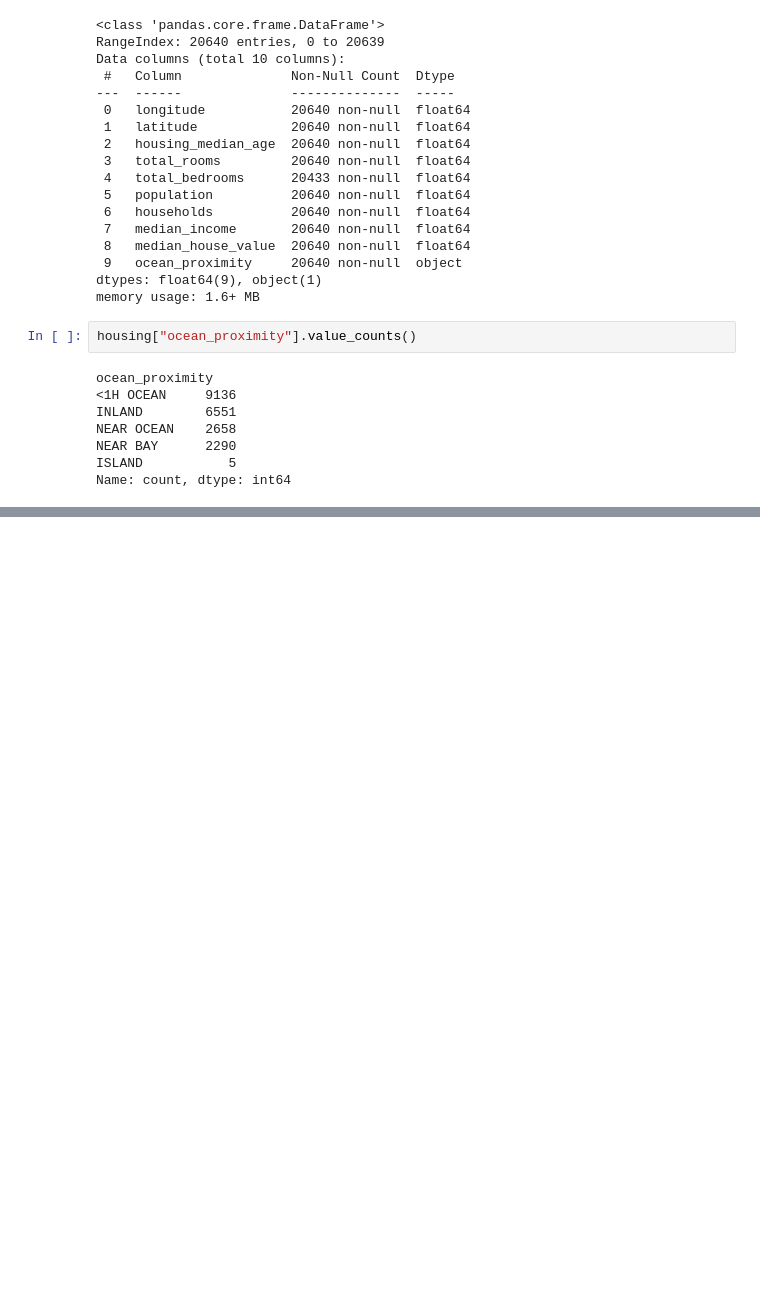
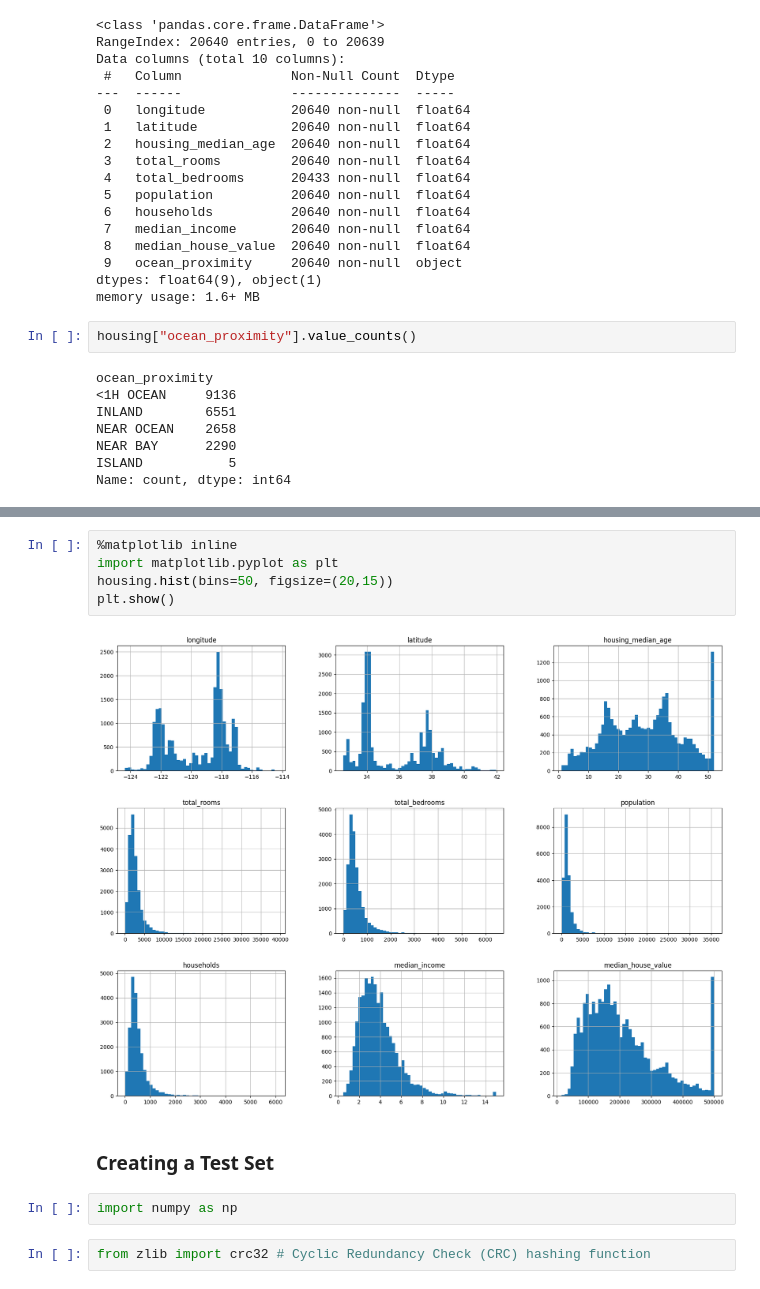
Before and after one commit to pralov-malla/Housing-Price-Prediction, a Jupyter notebook: housing.ipynb, the cells around one changed output, grey strips where cells are left out. Cells and saved outputs as stored; diff of their text form; blank space fills up the shorter version.

Commit message:
Visualized Data to Gain Insights

```diff
--- a/housing.ipynb
+++ b/housing.ipynb
@@ -77,3 +77,16 @@ housing.describe()
 | 50% | -118.490000 | 34.260000 | 29.000000 | 2127.000000 | 435.000000 | 1166.000000 | 409.000000 | ... |
 | 75% | -118.010000 | 37.710000 | 37.000000 | 3148.000000 | 647.000000 | 1725.000000 | 605.000000 | ... |
 | max | -114.310000 | 41.950000 | 52.000000 | 39320.000000 | 6445.000000 | 35682.000000 | 6082.000000 | ... |
+# %%
+%matplotlib inline
+import matplotlib.pyplot as plt
+housing.hist(bins=50, figsize=(20,15))
+plt.show()
+# %% [output]
+[figure, added]
+# %% [markdown]
+### Creating a Test Set
+# %%
+import numpy as np
+# %%
+from zlib import crc32 # Cyclic Redundancy Check (CRC) hashing function
```
Also changed, not shown: parts of 33 cells of this notebook.
